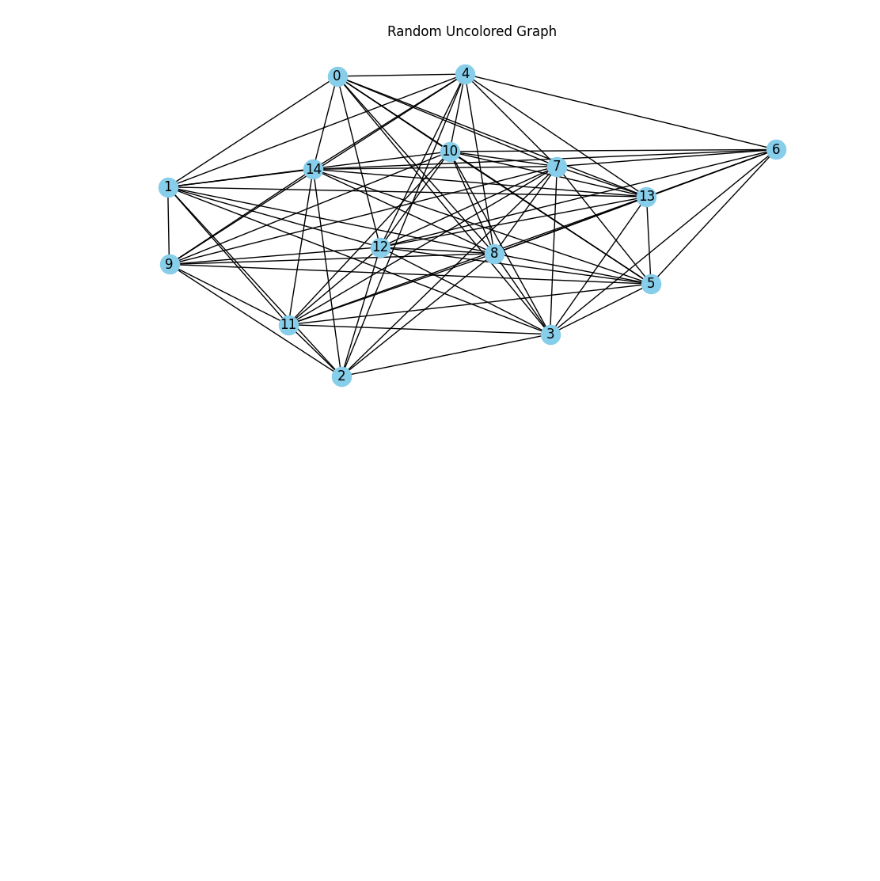
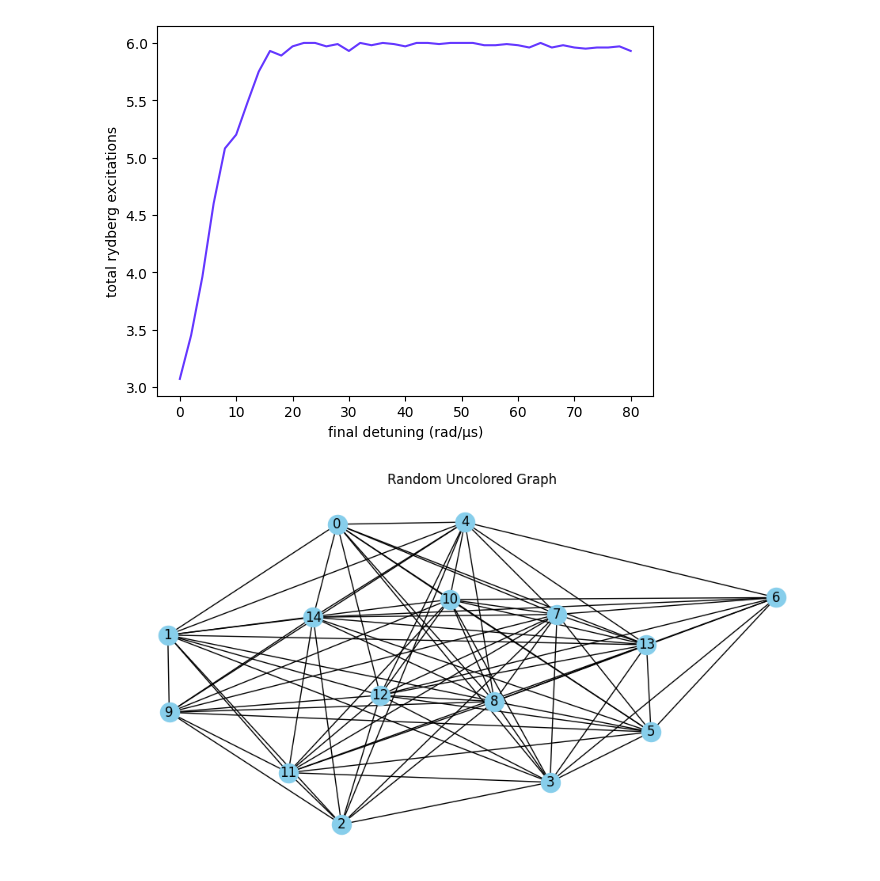
Before and after one commit to RyanLagasse/YQC-2025, a Jupyter notebook: classic-ims.ipynb, the cells around one changed output. Drawn from its saved outputs; the diff is of its cells as text; code cells hidden in the pictures; blank space fills up the shorter version.

Commit message:
Added local emulator use for a couple of points, shows the MSI value (least amount of colors)

```diff
--- a/classic-ims.ipynb
+++ b/classic-ims.ipynb
@@ -7,7 +14,7 @@ import bloqade.analog as bqa
 from math import pi
 from bloqade.analog import start
 
-geometry = start.add_position([(0,0), (6,0), (12,0)])
+geometry = start.add_position([(0,5), (5,4), (6,9), (12,10), (18,5), (11,6), (12,8)])
 
 hardware_rabi_program = (
   geometry
@@ -54,3 +31,65 @@ ModuleNotFoundError: No module named 'bloqade.atom_arrangement'
+# %%
+import os
+
+import numpy as np
+import matplotlib.pyplot as plt
+from bloqade.analog import load, save
+from bloqade.analog import start
+
+
+if not os.path.isdir("data"):
+    os.mkdir("data")
+
+rng = np.random.default_rng(1234)
+
+durations = [0.3, 1.6, 0.3]
+
+geometry = start.add_position([
+    (0, 0),
+    (20, 0),
+    (0, 20),
+    (20, 20),
+    (10, 30),
+    (30, 10)
+])
+
+mis_udg_program = (
+    geometry
+    .rydberg.rabi.amplitude.uniform.piecewise_linear(durations, [0.0, 15.0, 15.0, 0.0])
+    .detuning.uniform.piecewise_linear(
+        durations, [-30, -30, "final_detuning", "final_detuning"]
+    )
+)
+
+mis_udg_job = mis_udg_program.batch_assign(final_detuning=np.linspace(0, 80, 41))
+
+filename = os.path.join(os.path.abspath(""), "data", "MIS-UDG-job.json")
+
+if os.path.isfile(filename):
+    os.remove(filename)
+
+
+emulation_results = mis_udg_job.bloqade.python().run(shots=100)
+save(emulation_results, filename)
+
+batch = load(filename)
+# batch.fetch()
+# save(filename, batch)
+
+
+report = batch.report()
+
+average_rydberg_excitation = report.rydberg_densities(filter_perfect_filling=False).sum(
+    axis=1
+)
+final_detunings = report.list_param("final_detuning")
+
+plt.plot(final_detunings, average_rydberg_excitation, color="#6437FF")
+plt.xlabel("final detuning (rad/µs)")
+plt.ylabel("total rydberg excitations")
+plt.show()
+# %% [output]
+[figure, added]
 # %%
 import networkx as nx
 import random
```
Also changed, not shown: parts of 3 cells of this notebook, 1 other file.
